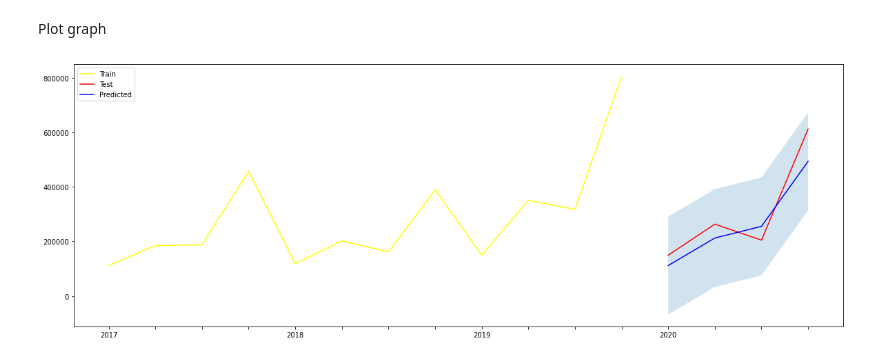
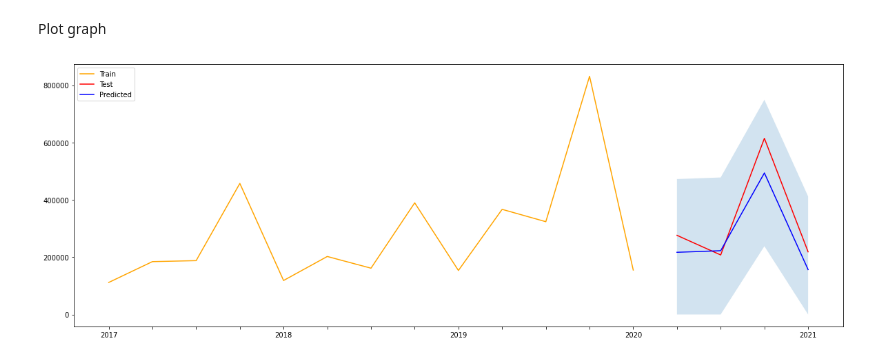
Before and after one commit to kghilothia06/Time-Series-Forecasting, a Jupyter notebook: EXPONENTIAL_SMOOTHING_graphs.ipynb, the cells around one changed output. Drawn from its saved outputs; the diff is of its cells as text; code cells hidden in the pictures.

```diff
--- a/EXPONENTIAL_SMOOTHING_graphs.ipynb
+++ b/EXPONENTIAL_SMOOTHING_graphs.ipynb
@@ -215,6 +239,7 @@ vis[2017] = 0
 vis[2018] = 0
 vis[2019] = 0
 vis[2020] = 0
+vis[2021] = 0
 for i in range(len(series)):
   if vis[int(series.iloc[i,0])] == 0:
     vis[int(series.iloc[i,0])] = 1
@@ -245,7 +271,7 @@ separate dates for training and test data
 # %%
 dates_train = []
 for i in range(len(series)-n_test):
-  dates_train.append(str(series['OPP_CLOSING_YEAR'][i]) + ' - ' + str(i%4))
+  dates_train.append(str(series['Year'][i]) + ' - ' + str(i%4 + 1))
 
 dates_train
 # %% [output]
@@ -264,7 +291,7 @@ dates_train
 # %%
 dates_test = []
 for i in range(len(series)-n_test , len(series)):
-  dates_test.append(str(series['OPP_CLOSING_YEAR'][i]) + ' - ' + str(i%4))
+  dates_test.append(str(series['Year'][i]) + ' - ' + str(i%4 + 1))
 
 dates_test
 # %% [output]
@@ -275,19 +302,20 @@ Set prediction intervals for predictions
 confidence_upper = []
 confidence_lower = []
 for i in predictions:
-  confidence_upper.append(i+1.28*(array(predictions).std()))
-  confidence_lower.append(i-1.28*(array(predictions).std()))
+  confidence_upper.append(i+1.96*(array(predictions).std()))
+  y = i-1.96*(array(predictions).std())
+  confidence_lower.append(max(y,0))
 # %% [markdown]
 Plot graph
 # %%
 plt.figure(figsize=(20,7))
-plt.plot(dates_train, train, color='yellow', label="Train")
+plt.plot(dates_train, train, color='orange', label="Train")
 plt.plot(dates_test, test, color='red', label="Test")
 plt.plot(dates_test, predictions, color='blue', label="Predicted")
 plt.legend(loc="upper left")
 plt.fill_between(dates_test, confidence_upper, confidence_lower, alpha=0.2)
 plt.xticks(np.arange(len(x_axis_label)), x_axis_label)
 
 plt.show()
 # %% [output]
-[figure, old version]
+[figure, new version]
```
Also changed, not shown: parts of 22 cells of this notebook.
